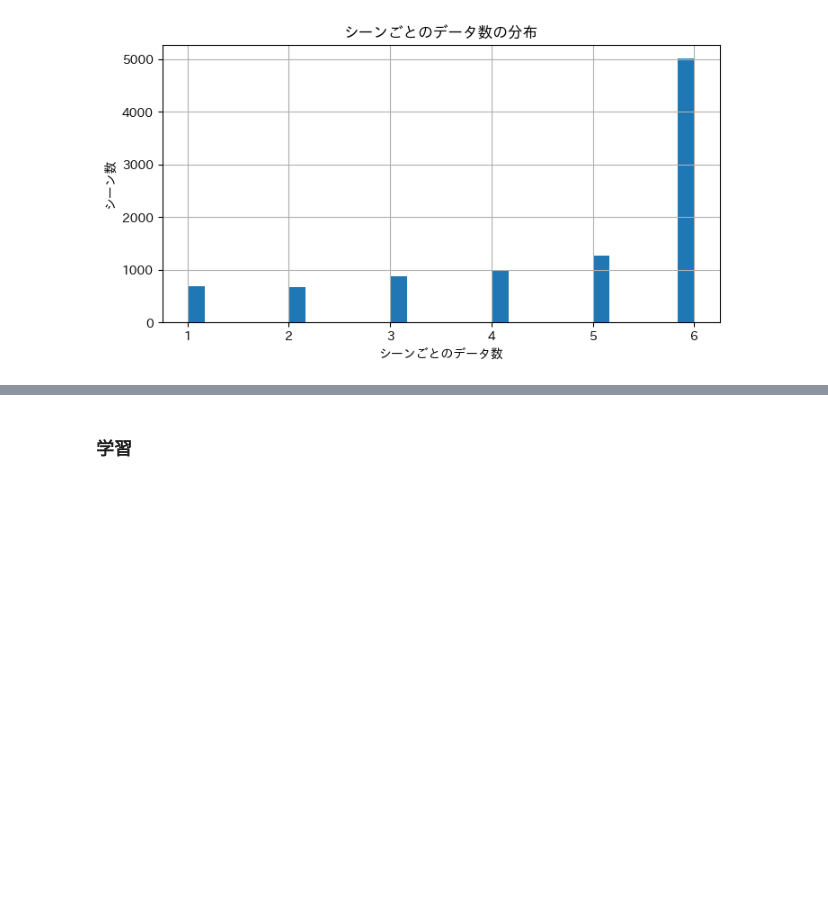
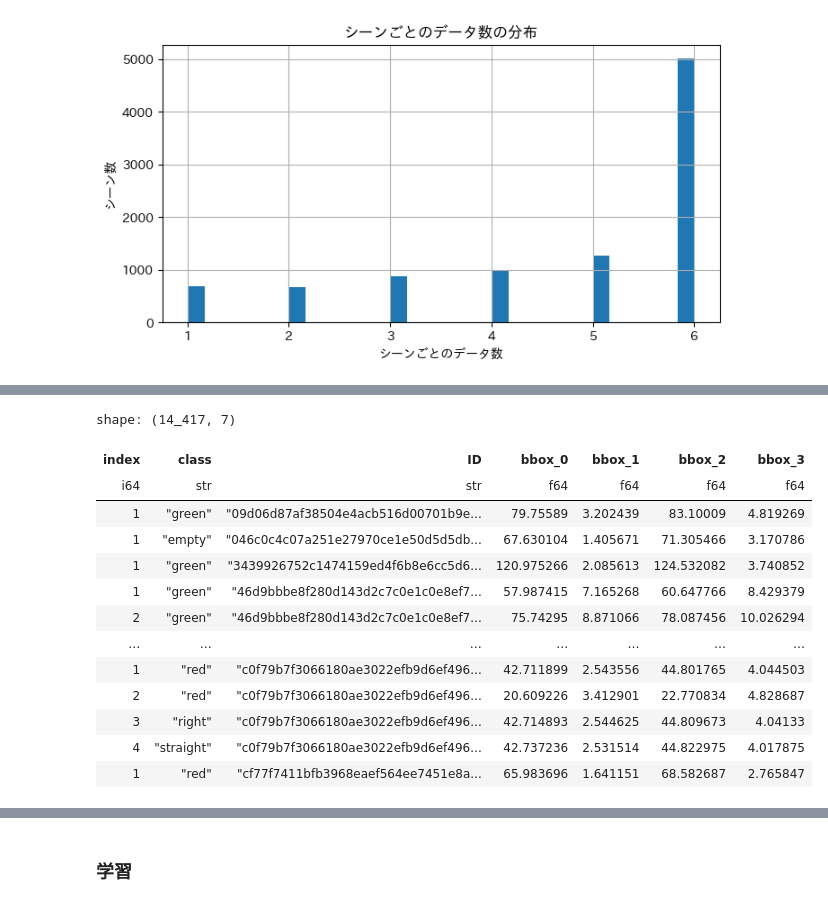
Before and after one commit to marumarukun/atmacup_18, a Jupyter notebook: exp/003/run.ipynb, the cells around one changed output, grey strips where cells are left out. Saved outputs shown, nothing was run; the diff lists cells and outputs as text; code cells hidden in the pictures; blank space fills up the shorter version.

```diff
--- a/exp/003/run.ipynb
+++ b/exp/003/run.ipynb
@@ -180,0 +157,35 @@ test = test.with_columns(exprs)
+# %%
+# 信号機情報
+traffic_lights_dfs = []
+
+# 信号機情報が入っているjsonファイルを1件ずつ読み込む
+for f in tqdm(glob.glob("../../data/input/traffic_lights/*"), smoothing=True):
+    if os.path.getsize(f) < 3:
+        # ファイルサイズが3未満（からのファイル）の場合はスキップ
+        # からのファイルはおそらく信号機が映っていない or 検出できなかったものと思われる
+        continue
+    data_id = f.split("/")[-1].split(".")[0]
+    # jsonを読み込みフォルダ名からIDカラムを作成
+    traffic_lights_dfs.append(pl.read_json(f).with_columns(pl.lit(data_id).alias("ID")))
+
+# jsonから作成した個別のDataFrameを結合
+traffic_lights_df = pl.concat(traffic_lights_dfs, how="vertical")
+# bboxがListになっているので列に展開
+bbox_df = traffic_lights_df["bbox"].list.to_struct(fields=[f"bbox_{i}" for i in range(4)]).struct.unnest()
+traffic_lights_df = pl.concat([traffic_lights_df, bbox_df], how="horizontal").select(pl.all().exclude("bbox"))
+traffic_lights_df
+# %% [output]
+shape: (14_417, 7)
+| index | class | ID | bbox_0 | bbox_1 | bbox_2 | bbox_3 |
+| i64 | str | str | f64 | f64 | f64 | f64 |
+| 1 | "green" | "09d06d87af38504e4acb516d00701b9e... | 79.75589 | 3.202439 | 83.10009 | 4.819269 |
+| 1 | "empty" | "046c0c4c07a251e27970ce1e50d5d5db... | 67.630104 | 1.405671 | 71.305466 | 3.170786 |
+| 1 | "green" | "3439926752c1474159ed4f6b8e6cc5d6... | 120.975266 | 2.085613 | 124.532082 | 3.740852 |
+| 1 | "green" | "46d9bbbe8f280d143d2c7c0e1c0e8ef7... | 57.987415 | 7.165268 | 60.647766 | 8.429379 |
+| 2 | "green" | "46d9bbbe8f280d143d2c7c0e1c0e8ef7... | 75.74295 | 8.871066 | 78.087456 | 10.026294 |
+| … | … | … | … | … | … | … |
+| 1 | "red" | "c0f79b7f3066180ae3022efb9d6ef496... | 42.711899 | 2.543556 | 44.801765 | 4.044503 |
+| 2 | "red" | "c0f79b7f3066180ae3022efb9d6ef496... | 20.609226 | 3.412901 | 22.770834 | 4.828687 |
+| 3 | "right" | "c0f79b7f3066180ae3022efb9d6ef496... | 42.714893 | 2.544625 | 44.809673 | 4.04133 |
+| 4 | "straight" | "c0f79b7f3066180ae3022efb9d6ef496... | 42.737236 | 2.531514 | 44.822975 | 4.017875 |
+| 1 | "red" | "cf77f7411bfb3968eaef564ee7451e8a... | 65.983696 | 1.641151 | 68.582687 | 2.765847 |
```
Also changed, not shown: parts of 17 cells of this notebook.
